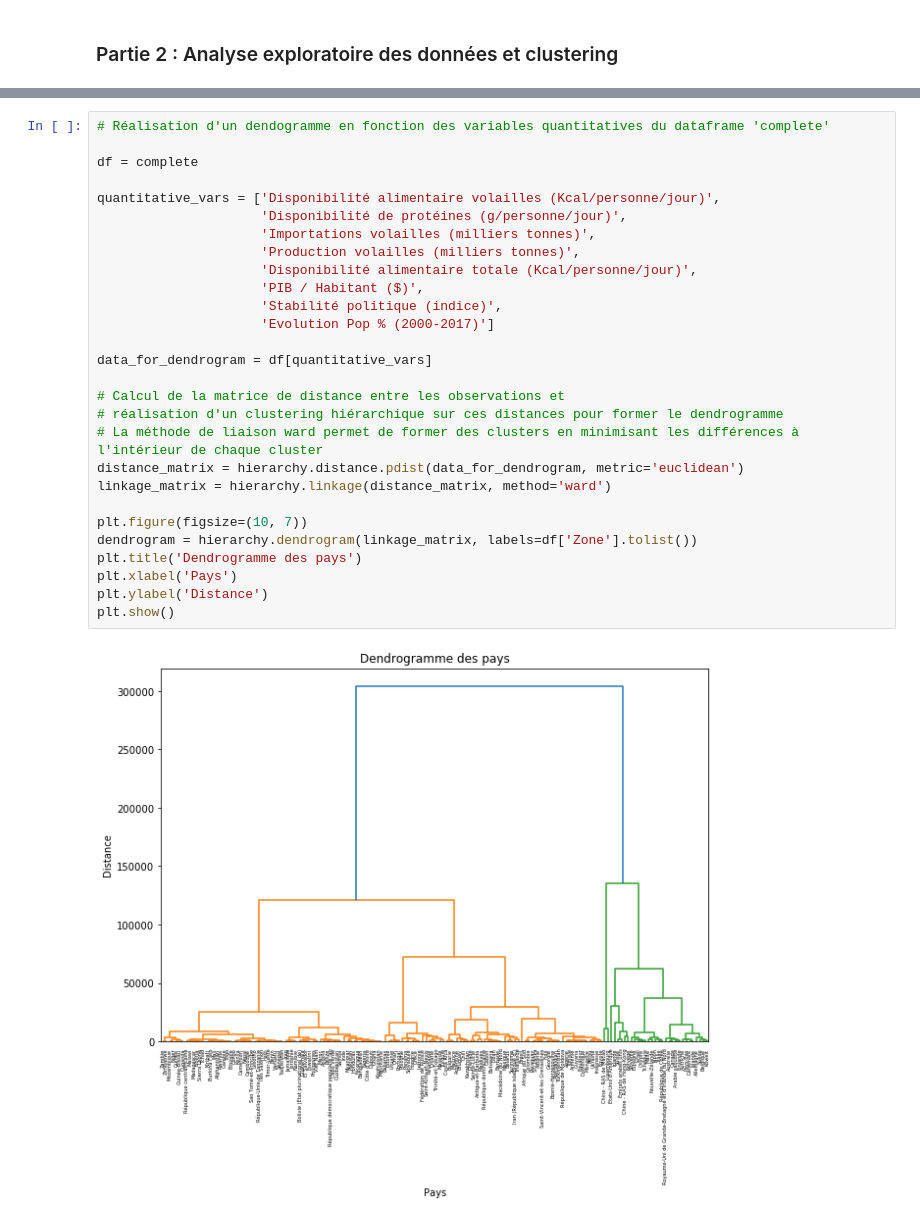
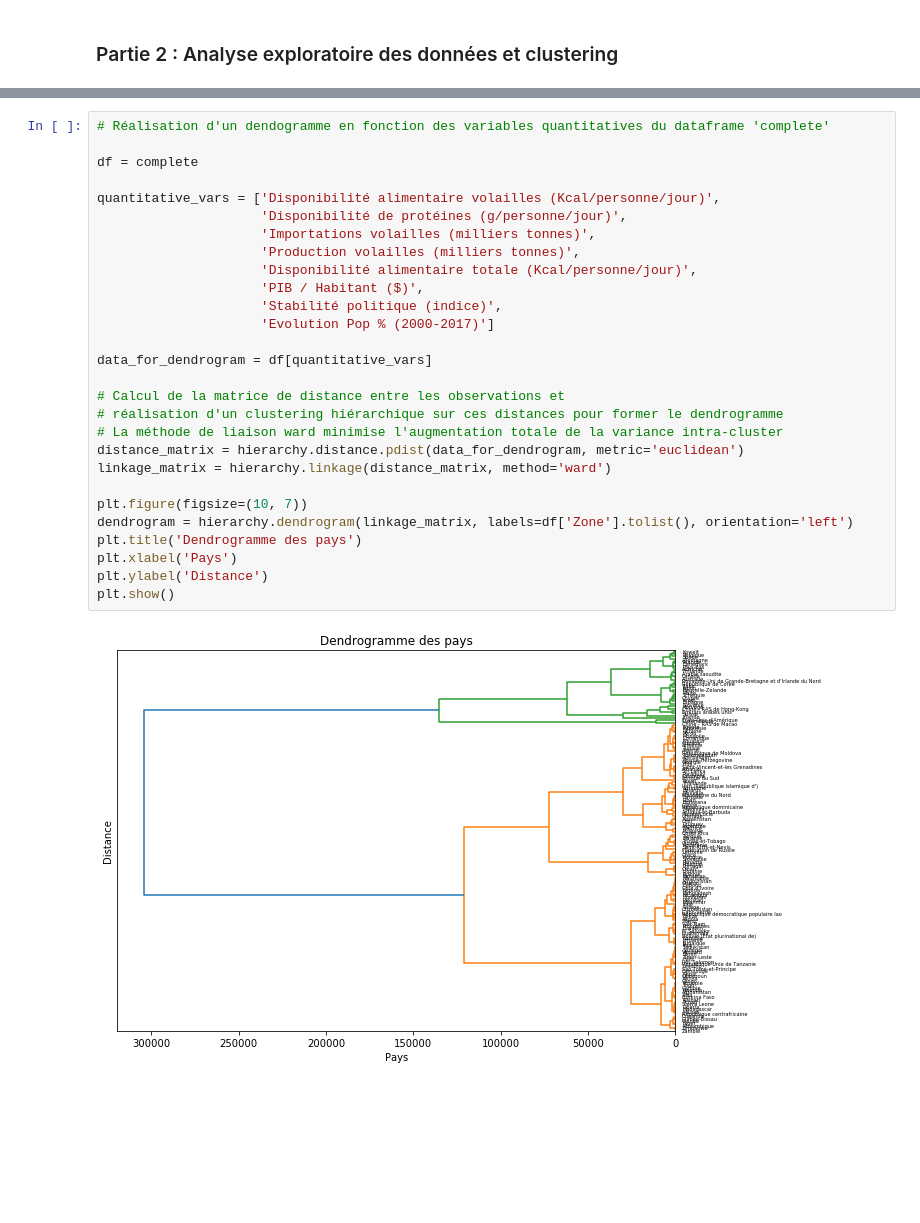
Before and after one commit to 16Court/OC-P9, a Jupyter notebook: Projet_9_Partie_2.ipynb, the cells around one changed output, grey strips where cells are left out. Saved outputs shown, nothing was run; the diff lists cells and outputs as text; blank space fills up the shorter version.

```diff
--- a/Projet_9_Partie_2.ipynb
+++ b/Projet_9_Partie_2.ipynb
@@ -27,30 +31,30 @@ complete.head()
 # %%
 # Réalisation d'un dendogramme en fonction des variables quantitatives du dataframe 'complete'
 
 df = complete
 
 quantitative_vars = ['Disponibilité alimentaire volailles (Kcal/personne/jour)',
                      'Disponibilité de protéines (g/personne/jour)',
                      'Importations volailles (milliers tonnes)',
                      'Production volailles (milliers tonnes)',
                      'Disponibilité alimentaire totale (Kcal/personne/jour)',
                      'PIB / Habitant ($)',
                      'Stabilité politique (indice)',
                      'Evolution Pop % (2000-2017)']
 
 data_for_dendrogram = df[quantitative_vars]
 
 # Calcul de la matrice de distance entre les observations et
 # réalisation d'un clustering hiérarchique sur ces distances pour former le dendrogramme
-# La méthode de liaison ward permet de former des clusters en minimisant les différences à l'intérieur de chaque cluster
+# La méthode de liaison ward minimise l'augmentation totale de la variance intra-cluster
 distance_matrix = hierarchy.distance.pdist(data_for_dendrogram, metric='euclidean')
 linkage_matrix = hierarchy.linkage(distance_matrix, method='ward')
 
 plt.figure(figsize=(10, 7))
-dendrogram = hierarchy.dendrogram(linkage_matrix, labels=df['Zone'].tolist())
+dendrogram = hierarchy.dendrogram(linkage_matrix, labels=df['Zone'].tolist(), orientation='left')
 plt.title('Dendrogramme des pays')
 plt.xlabel('Pays')
 plt.ylabel('Distance')
 plt.show()
 # %% [output]
-[figure, old version]
+[figure, new version]
```
Also changed, not shown: parts of 15 cells of this notebook.
